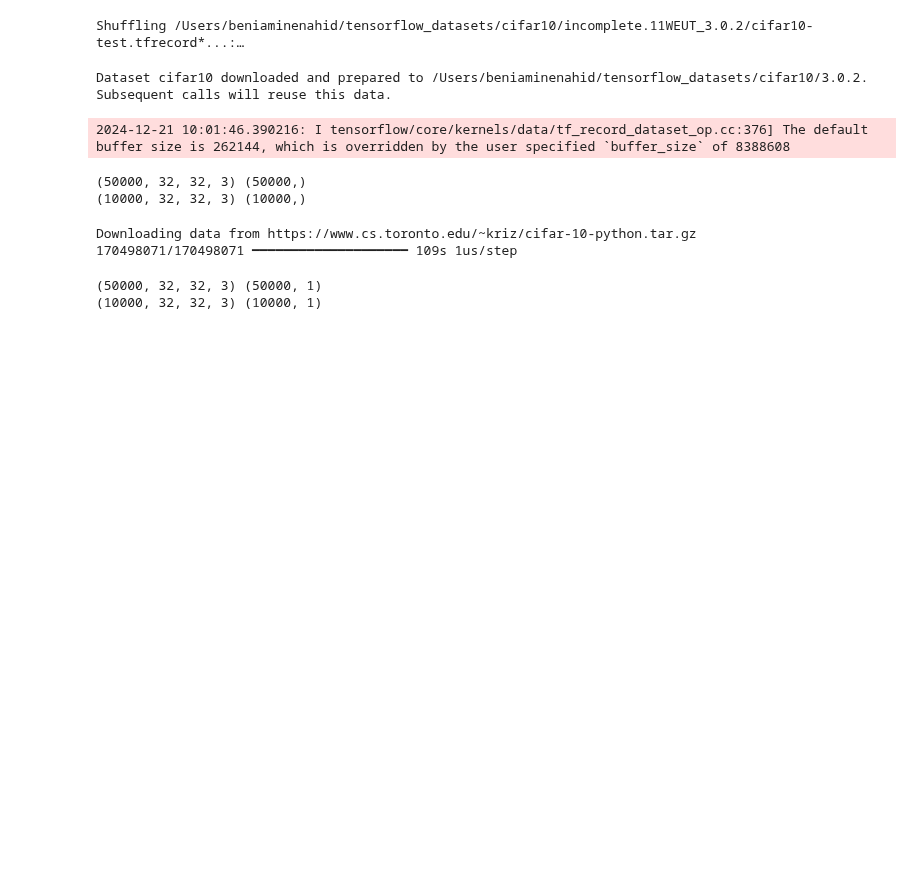
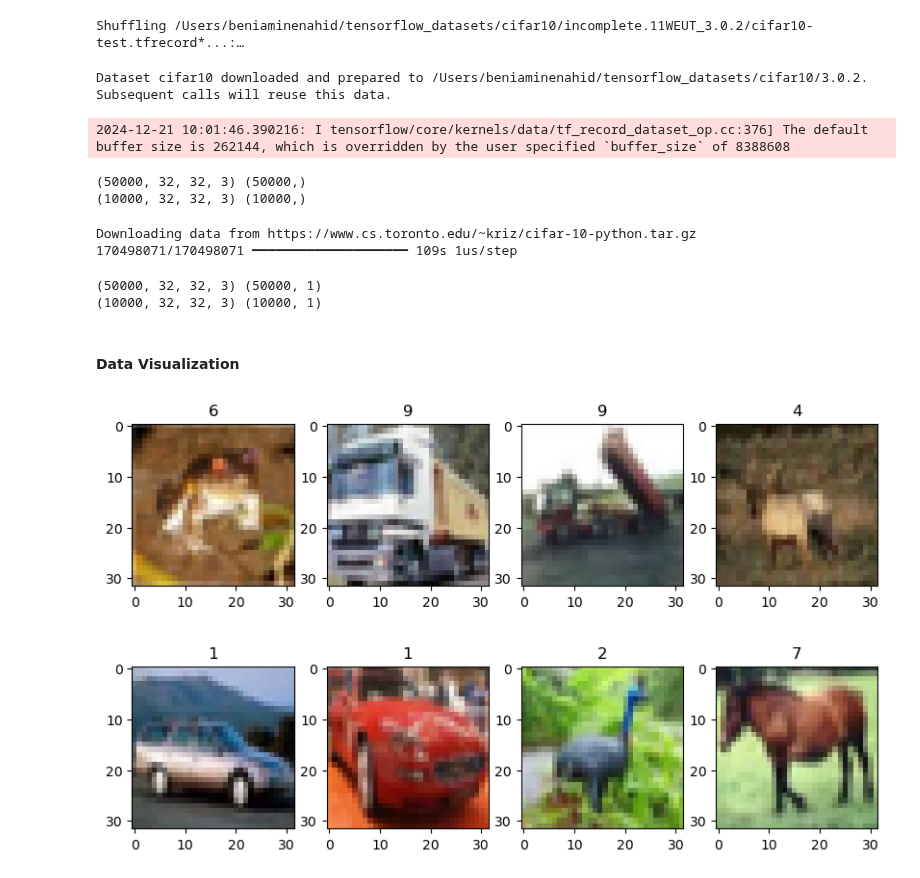
Before and after one commit to beniamine3155/Deep_Learnig_Basic, a Jupyter notebook: 06_CNN_Tensorboard/cnn_tensorboard.ipynb, the cells around one changed output. Cells and saved outputs as stored; diff of their text form; code cells hidden in the pictures; blank space fills up the shorter version.

```diff
--- a/06_CNN_Tensorboard/cnn_tensorboard.ipynb
+++ b/06_CNN_Tensorboard/cnn_tensorboard.ipynb
@@ -48,3 +48,14 @@ print(test_images.shape, test_labels.shape) # 10,000 images, 32x32 pixels, 3 col
 # %% [output]
 (50000, 32, 32, 3) (50000, 1)
 (10000, 32, 32, 3) (10000, 1)
+# %% [markdown]
+#### Data Visualization
+# %%
+
+plt.figure(figsize=(10,6))
+for i in range(0, 8):
+    plt.subplot(2, 4, i+1)
+    plt.imshow(train_images[i])
+    plt.title(train_labels[i][0])
+# %% [output]
+[figure, added]
```
Also changed, not shown: parts of 1 cell of this notebook.
